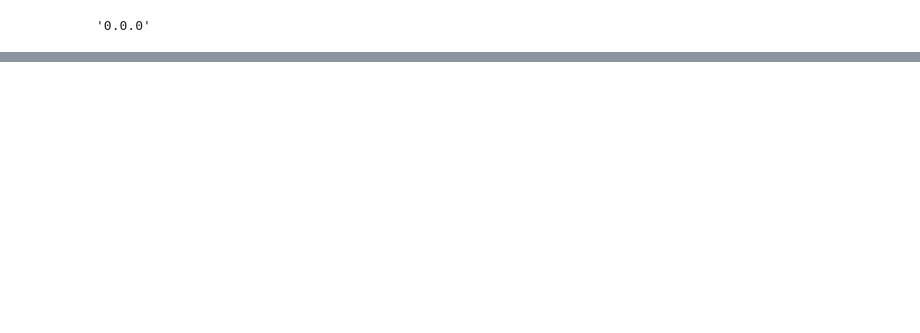
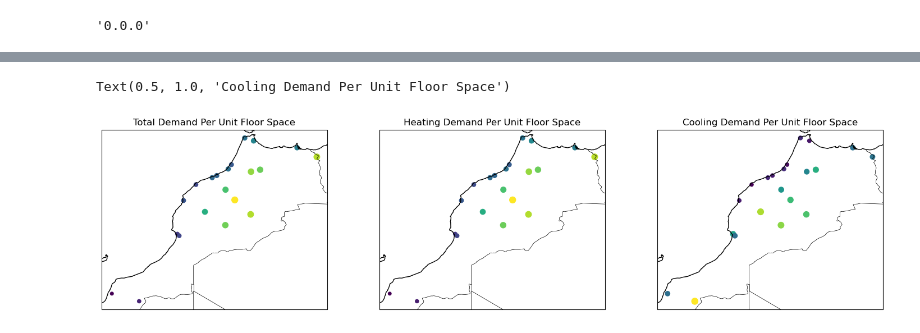
Before and after one commit to JGCRI/bed, a Jupyter notebook: notebooks/quickstarter.ipynb, the cells around one changed output, grey strips where cells are left out. Drawn from its saved outputs; the diff is of its cells as text; code cells hidden in the pictures; blank space fills up the shorter version.

```diff
--- a/notebooks/quickstarter.ipynb
+++ b/notebooks/quickstarter.ipynb
@@ -51,0 +83,19 @@ hdd_data.where(~np.isnan(example_bed.data.temperature.isel(time=0)))['t2m'].plot
+# %%
+# Aggregate by region
+masked_heating_demand = masked_heating_demand.mean(("x", "y")).compute()
+masked_cooling_demand = masked_cooling_demand.mean(("x", "y")).compute()
+masked_total_heating_demand = masked_total_heating_demand.sum(("x", "y")).compute()
+masked_total_cooling_demand = masked_total_cooling_demand.sum(("x", "y")).compute()
+# %%
+# Format data
+demand_df = pd.DataFrame({
+    'region_number': masked_heating_demand.region,
+    'heating_demand': masked_heating_demand.values,
+    'total_heating_demand': masked_total_heating_demand.values,
+    'cooling_demand': masked_cooling_demand.values,
+    'total_cooling_demand': masked_total_cooling_demand.values,
+    'demand': masked_heating_demand.values + masked_cooling_demand.values,
+    'total_demand': masked_total_heating_demand.values + masked_total_cooling_demand.values
+})
+demand_df = pd.merge(demand_df, cities_mask, left_on='region_number', right_index=True)
+demand_df['center'] = [poly.centroid for poly in demand_df['geometry']]
@@ -51,0 +121,60 @@ hdd_data.where(~np.isnan(example_bed.data.temperature.isel(time=0)))['t2m'].plot
+# %%
+# Extract data
+scatter_df = gpd.GeoDataFrame( demand_df[['demand', 'heating_demand', 'cooling_demand', 'region']], geometry = demand_df['center'] )
+scatter_df['demand'] = 800 * scatter_df['demand'] / np.sum(scatter_df['demand'])
+scatter_df['heating_demand'] = 800 * scatter_df['heating_demand'] / np.sum(scatter_df['heating_demand'])
+scatter_df['cooling_demand'] = 800 * scatter_df['cooling_demand'] / np.sum(scatter_df['cooling_demand'])
+
+# Set up figure
+fig, axes = plt.subplots(
+    1, 3, figsize = (14,4),
+    subplot_kw = {'projection': ccrs.PlateCarree()},
+    gridspec_kw = {
+        'wspace': 0.2,
+        'hspace': 0.01,
+        'width_ratios': [1,1,1]
+        },
+    constrained_layout=True
+)
+
+# Plots
+
+# Total demand
+scatter_df.plot(
+    ax = axes[0],
+    column = 'demand',
+    markersize = 'demand',
+    legend = False
+)
+
+# Heating Demand
+scatter_df.plot(
+    ax = axes[1],
+    column = 'heating_demand',
+    markersize = 'heating_demand',
+    legend = False
+)
+
+# Cooling Demand
+scatter_df.plot(
+    ax = axes[2],
+    column = 'cooling_demand',
+    markersize = 'cooling_demand',
+    legend = False
+)
+
+# Add boarders
+axes[0].coastlines()
+axes[0].add_feature(cfeature.BORDERS, linewidth=0.5, edgecolor='black')
+axes[1].coastlines()
+axes[1].add_feature(cfeature.BORDERS, linewidth=0.5, edgecolor='black')
+axes[2].coastlines()
+axes[2].add_feature(cfeature.BORDERS, linewidth=0.5, edgecolor='black')
+
+# Title
+axes[0].set_title('Total Demand Per Unit Floor Space')
+axes[1].set_title('Heating Demand Per Unit Floor Space')
+axes[2].set_title('Cooling Demand Per Unit Floor Space')
+# %% [output]
+Text(0.5, 1.0, 'Cooling Demand Per Unit Floor Space')
+[figure, added]
```
Also changed, not shown: parts of 13 cells of this notebook.
